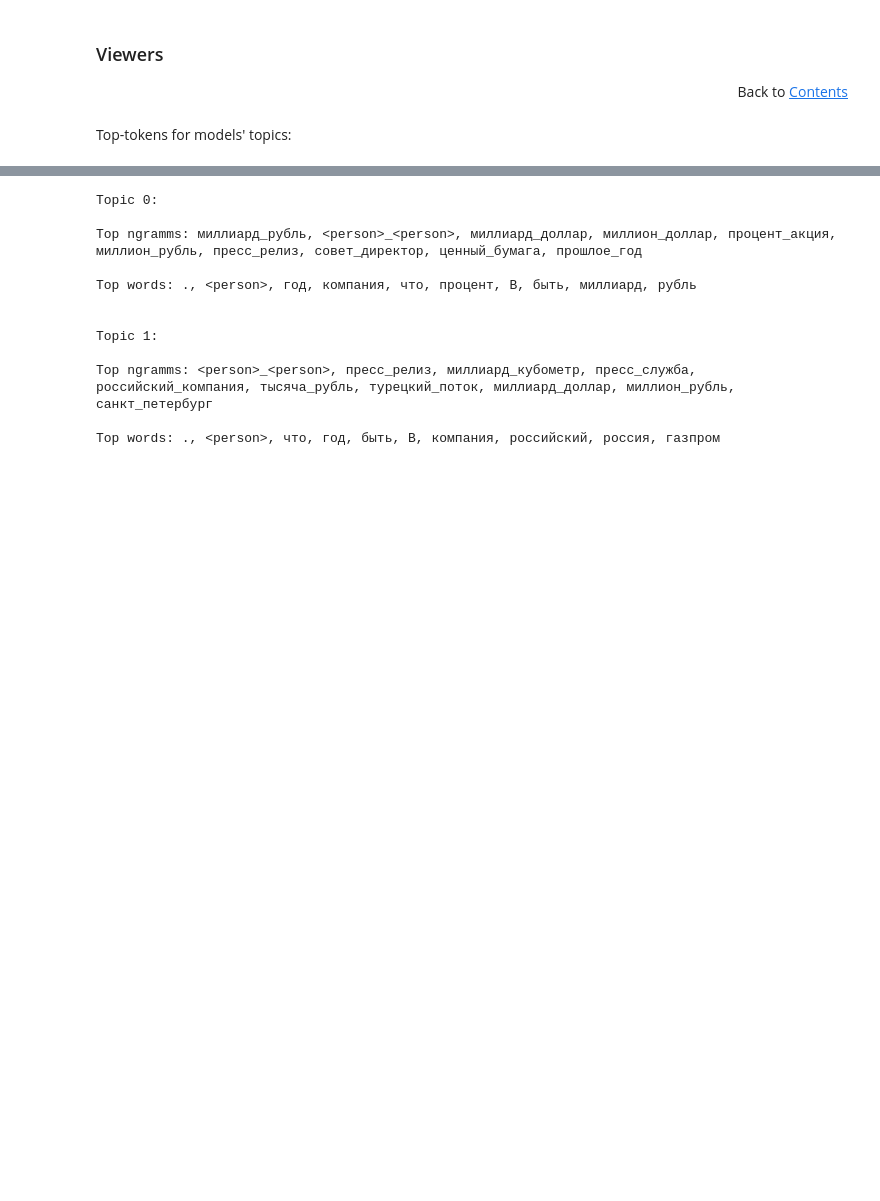
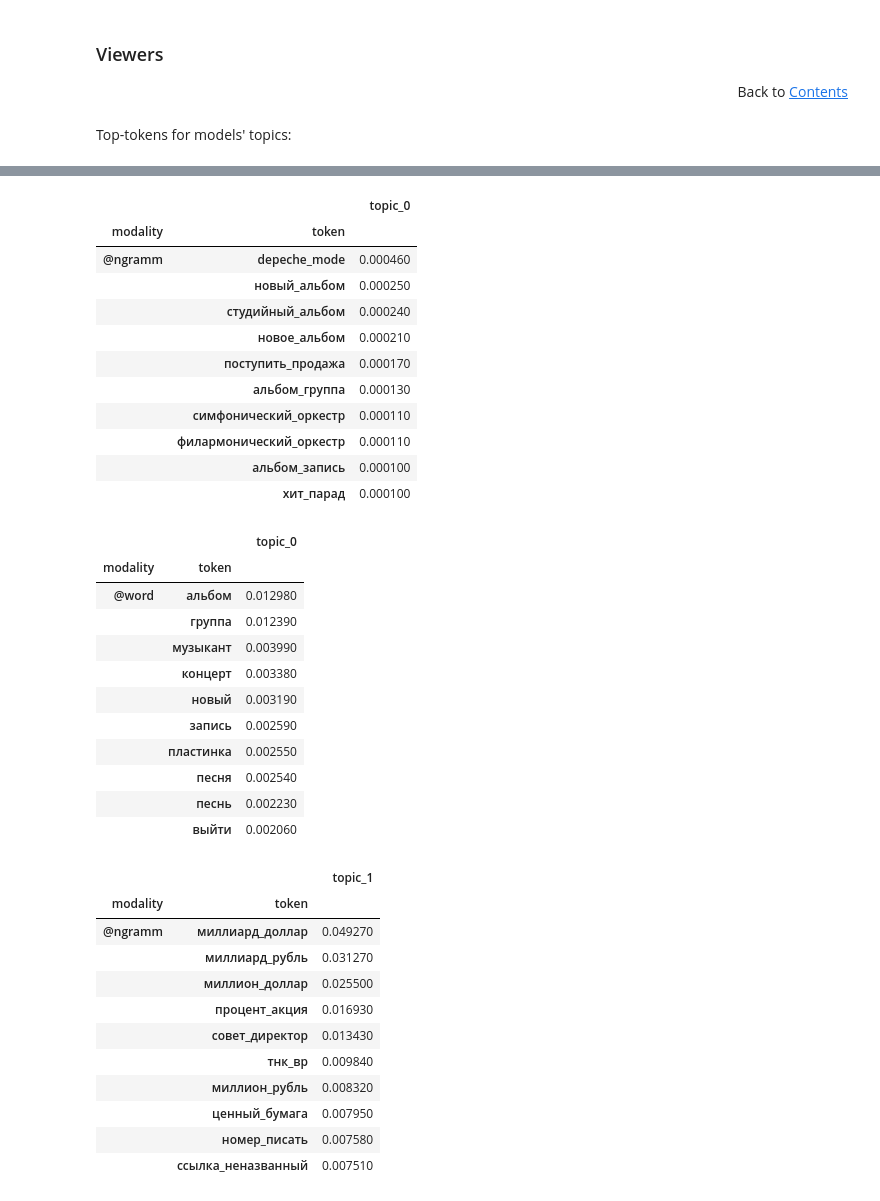
Before and after one commit to machine-intelligence-laboratory/TopicNet, a Jupyter notebook: topicnet/demos/Topic-Prior-Regularizer-Tutorial.ipynb, the cells around one changed output, grey strips where cells are left out. Drawn from its saved outputs; the diff is of its cells as text; code cells hidden in the pictures; blank space fills up the shorter version.

```diff
--- a/topicnet/demos/Topic-Prior-Regularizer-Tutorial.ipynb
+++ b/topicnet/demos/Topic-Prior-Regularizer-Tutorial.ipynb
@@ -116,0 +272,7 @@ dtype: int64
+# %%
+topic_model_lenta = TopicModel(
+    artm_model=model_lenta, model_id='model_lenta'
+)
+topic_model_lenta_unbalanced = TopicModel(
+    artm_model=model_lenta_unbalanced, model_id='model_lenta_unbalanced'
+)
@@ -169,21 +372,0 @@ Top words: ., <person>, год, компания, что, В, быть, проц
-# %%
-tokens_viewer_unbalanced = TopTokensViewer(model=topic_model_lenta_unbalanced, num_top_tokens=10)
-top_tokens_dict_unbalanced = tokens_viewer_unbalanced.view()
-
-for topic_id, topic in enumerate(top_tokens_dict_unbalanced.values()):
-    print('Topic {}:\n\nTop ngramms: {}\n\nTop words: {}\n\n'.format(
-        str(topic_id), ', '.join(topic['ngramms'].keys()), ', '.join(topic['text'].keys())
-         ))
-# %% [output]
-Topic 0:
-
-Top ngramms: миллиард_рубль, <person>_<person>, миллиард_доллар, миллион_доллар, процент_акция, миллион_рубль, пресс_релиз, совет_директор, ценный_бумага, прошлое_год
-
-Top words: ., <person>, год, компания, что, процент, В, быть, миллиард, рубль
-
-
-Topic 1:
-
-Top ngramms: <person>_<person>, пресс_релиз, миллиард_кубометр, пресс_служба, российский_компания, тысяча_рубль, турецкий_поток, миллиард_доллар, миллион_рубль, санкт_петербург
-
-Top words: ., <person>, что, год, быть, В, компания, российский, россия, газпром
@@ -189,0 +375,39 @@ Top words: ., <person>, что, год, быть, В, компания, росс
+# %%
+tokens_viewer.view_from_jupyter()
+# %% [output]
+|  |  | topic_0 |
+| modality | token |  |
+| @ngramm | depeche_mode | 0.000460 |
+|  | новый_альбом | 0.000250 |
+|  | студийный_альбом | 0.000240 |
+|  | новое_альбом | 0.000210 |
+|  | поступить_продажа | 0.000170 |
+|  | альбом_группа | 0.000130 |
+|  | симфонический_оркестр | 0.000110 |
+|  | филармонический_оркестр | 0.000110 |
+|  | альбом_запись | 0.000100 |
+|  | хит_парад | 0.000100 |
+|  |  | topic_0 |
+| modality | token |  |
+| @word | альбом | 0.012980 |
+|  | группа | 0.012390 |
+|  | музыкант | 0.003990 |
+|  | концерт | 0.003380 |
+|  | новый | 0.003190 |
+|  | запись | 0.002590 |
+|  | пластинка | 0.002550 |
+|  | песня | 0.002540 |
+|  | песнь | 0.002230 |
+|  | выйти | 0.002060 |
+|  |  | topic_1 |
+| modality | token |  |
+| @ngramm | миллиард_доллар | 0.049270 |
+|  | миллиард_рубль | 0.031270 |
+|  | миллион_доллар | 0.025500 |
+|  | процент_акция | 0.016930 |
+|  | совет_директор | 0.013430 |
+|  | тнк_вр | 0.009840 |
+|  | миллион_рубль | 0.008320 |
+|  | ценный_бумага | 0.007950 |
+|  | номер_писать | 0.007580 |
+|  | ссылка_неназванный | 0.007510 |
```
Also changed, not shown: parts of 84 cells of this notebook.
